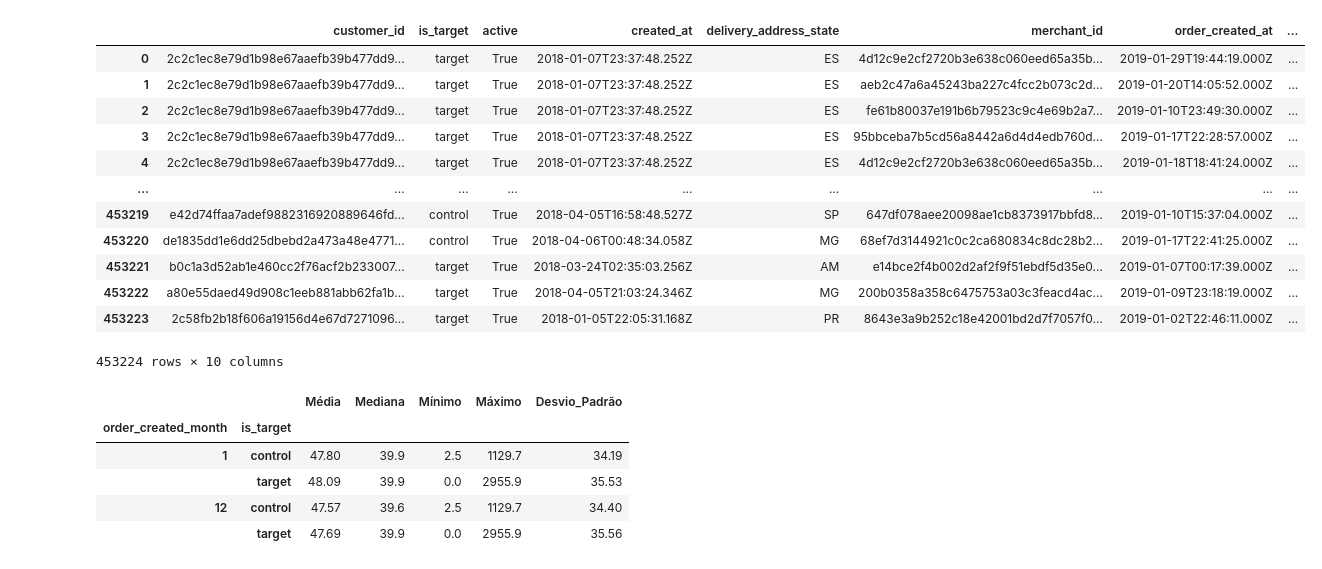
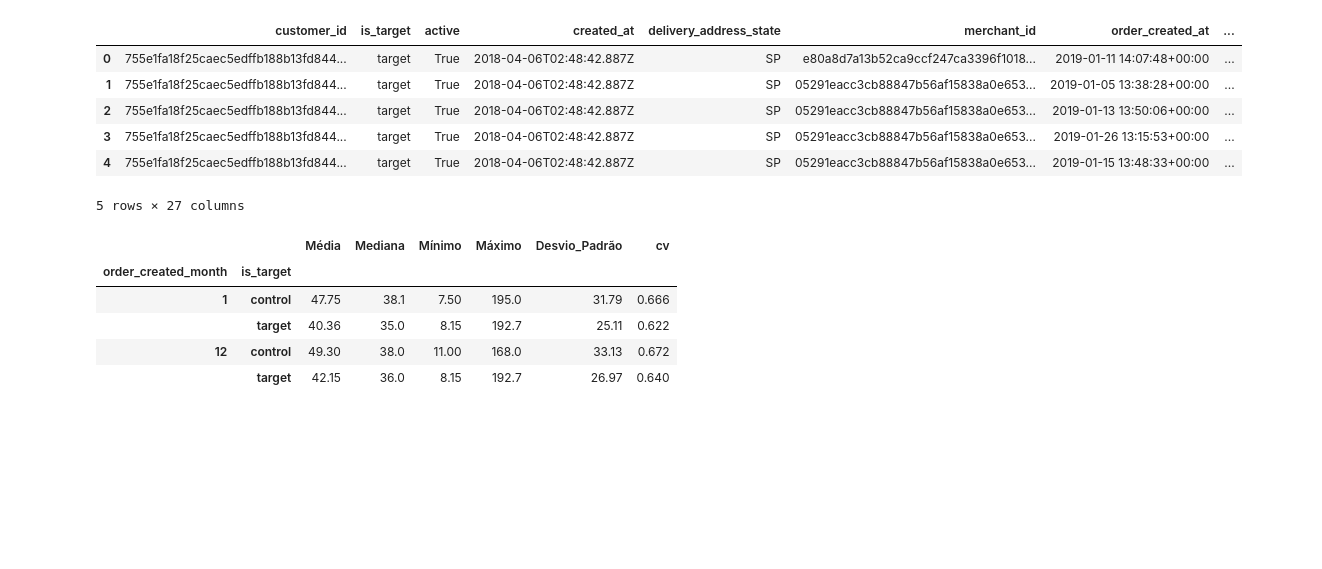
Before and after one commit to elianezanlorense/ifood_cs, a Jupyter notebook: code/notebook/02.1.outliers_transacao.ipynb, the cells around one changed output. Cells and saved outputs as stored; diff of their text form; code cells hidden in the pictures; blank space fills up the shorter version.

```diff
--- a/code/notebook/02.1.outliers_transacao.ipynb
+++ b/code/notebook/02.1.outliers_transacao.ipynb
@@ -28,19 +29,13 @@ from utilities.functions import (
 from pathlib import Path
 BASE_PATH = Path("/Users/maceli/ifood_cs/dados")
 # %%
-df = pd.read_parquet(BASE_PATH / "silver" / "df_p_2.parquet")
-df
+df = pd.read_parquet(BASE_PATH / "gold" / "df_publico.parquet")
+df.head()
 # %% [output]
 |  | customer_id | is_target | active | created_at | delivery_address_state | merchant_id | order_created_at | ... |
-| 0 | 2c2c1ec8e79d1b98e67aaefb39b477dd9... | target | True | 2018-01-07T23:37:48.252Z | ES | 4d12c9e2cf2720b3e638c060eed65a35b... | 2019-01-29T19:44:19.000Z | ... |
-| 1 | 2c2c1ec8e79d1b98e67aaefb39b477dd9... | target | True | 2018-01-07T23:37:48.252Z | ES | aeb2c47a6a45243ba227c4fcc2b073c2d... | 2019-01-20T14:05:52.000Z | ... |
-| 2 | 2c2c1ec8e79d1b98e67aaefb39b477dd9... | target | True | 2018-01-07T23:37:48.252Z | ES | fe61b80037e191b6b79523c9c4e69b2a7... | 2019-01-10T23:49:30.000Z | ... |
-| 3 | 2c2c1ec8e79d1b98e67aaefb39b477dd9... | target | True | 2018-01-07T23:37:48.252Z | ES | 95bbceba7b5cd56a8442a6d4d4edb760d... | 2019-01-17T22:28:57.000Z | ... |
-| 4 | 2c2c1ec8e79d1b98e67aaefb39b477dd9... | target | True | 2018-01-07T23:37:48.252Z | ES | 4d12c9e2cf2720b3e638c060eed65a35b... | 2019-01-18T18:41:24.000Z | ... |
-| ... | ... | ... | ... | ... | ... | ... | ... | ... |
-| 453219 | e42d74ffaa7adef9882316920889646fd... | control | True | 2018-04-05T16:58:48.527Z | SP | 647df078aee20098ae1cb8373917bbfd8... | 2019-01-10T15:37:04.000Z | ... |
-| 453220 | de1835dd1e6dd25dbebd2a473a48e4771... | control | True | 2018-04-06T00:48:34.058Z | MG | 68ef7d3144921c0c2ca680834c8dc28b2... | 2019-01-17T22:41:25.000Z | ... |
-| 453221 | b0c1a3d52ab1e460cc2f76acf2b233007... | target | True | 2018-03-24T02:35:03.256Z | AM | e14bce2f4b002d2af2f9f51ebdf5d35e0... | 2019-01-07T00:17:39.000Z | ... |
-| 453222 | a80e55daed49d908c1eeb881abb62fa1b... | target | True | 2018-04-05T21:03:24.346Z | MG | 200b0358a358c6475753a03c3feacd4ac... | 2019-01-09T23:18:19.000Z | ... |
-| 453223 | 2c58fb2b18f606a19156d4e67d7271096... | target | True | 2018-01-05T22:05:31.168Z | PR | 8643e3a9b252c18e42001bd2d7f7057f0... | 2019-01-02T22:46:11.000Z | ... |
+| 0 | 755e1fa18f25caec5edffb188b13fd844... | target | True | 2018-04-06T02:48:42.887Z | SP | e80a8d7a13b52ca9ccf247ca3396f1018... | 2019-01-11 14:07:48+00:00 | ... |
+| 1 | 755e1fa18f25caec5edffb188b13fd844... | target | True | 2018-04-06T02:48:42.887Z | SP | 05291eacc3cb88847b56af15838a0e653... | 2019-01-05 13:38:28+00:00 | ... |
+| 2 | 755e1fa18f25caec5edffb188b13fd844... | target | True | 2018-04-06T02:48:42.887Z | SP | 05291eacc3cb88847b56af15838a0e653... | 2019-01-13 13:50:06+00:00 | ... |
+| 3 | 755e1fa18f25caec5edffb188b13fd844... | target | True | 2018-04-06T02:48:42.887Z | SP | 05291eacc3cb88847b56af15838a0e653... | 2019-01-26 13:15:53+00:00 | ... |
+| 4 | 755e1fa18f25caec5edffb188b13fd844... | target | True | 2018-04-06T02:48:42.887Z | SP | 05291eacc3cb88847b56af15838a0e653... | 2019-01-15 13:48:33+00:00 | ... |
-453224 rows × 10 columns
+5 rows × 27 columns
@@ -67,11 +50,12 @@ df_stats_mes = df.groupby(['order_created_month', 'is_target'])['order_total_amo
     Máximo=('max'),
     Desvio_Padrão=('std')
 ).round(2)
+df_stats_mes['cv'] = (df_stats_mes['Desvio_Padrão'] / df_stats_mes['Média']).round(3)
 df_stats_mes
 # %% [output]
-|  |  | Média | Mediana | Mínimo | Máximo | Desvio_Padrão |
-| order_created_month | is_target |  |  |  |  |  |
-| 1 | control | 47.80 | 39.9 | 2.5 | 1129.7 | 34.19 |
-|  | target | 48.09 | 39.9 | 0.0 | 2955.9 | 35.53 |
-| 12 | control | 47.57 | 39.6 | 2.5 | 1129.7 | 34.40 |
-|  | target | 47.69 | 39.9 | 0.0 | 2955.9 | 35.56 |
+|  |  | Média | Mediana | Mínimo | Máximo | Desvio_Padrão | cv |
+| order_created_month | is_target |  |  |  |  |  |  |
+| 1 | control | 47.75 | 38.1 | 7.50 | 195.0 | 31.79 | 0.666 |
+|  | target | 40.36 | 35.0 | 8.15 | 192.7 | 25.11 | 0.622 |
+| 12 | control | 49.30 | 38.0 | 11.00 | 168.0 | 33.13 | 0.672 |
+|  | target | 42.15 | 36.0 | 8.15 | 192.7 | 26.97 | 0.640 |
```
Also changed, not shown: parts of 22 cells of this notebook.
